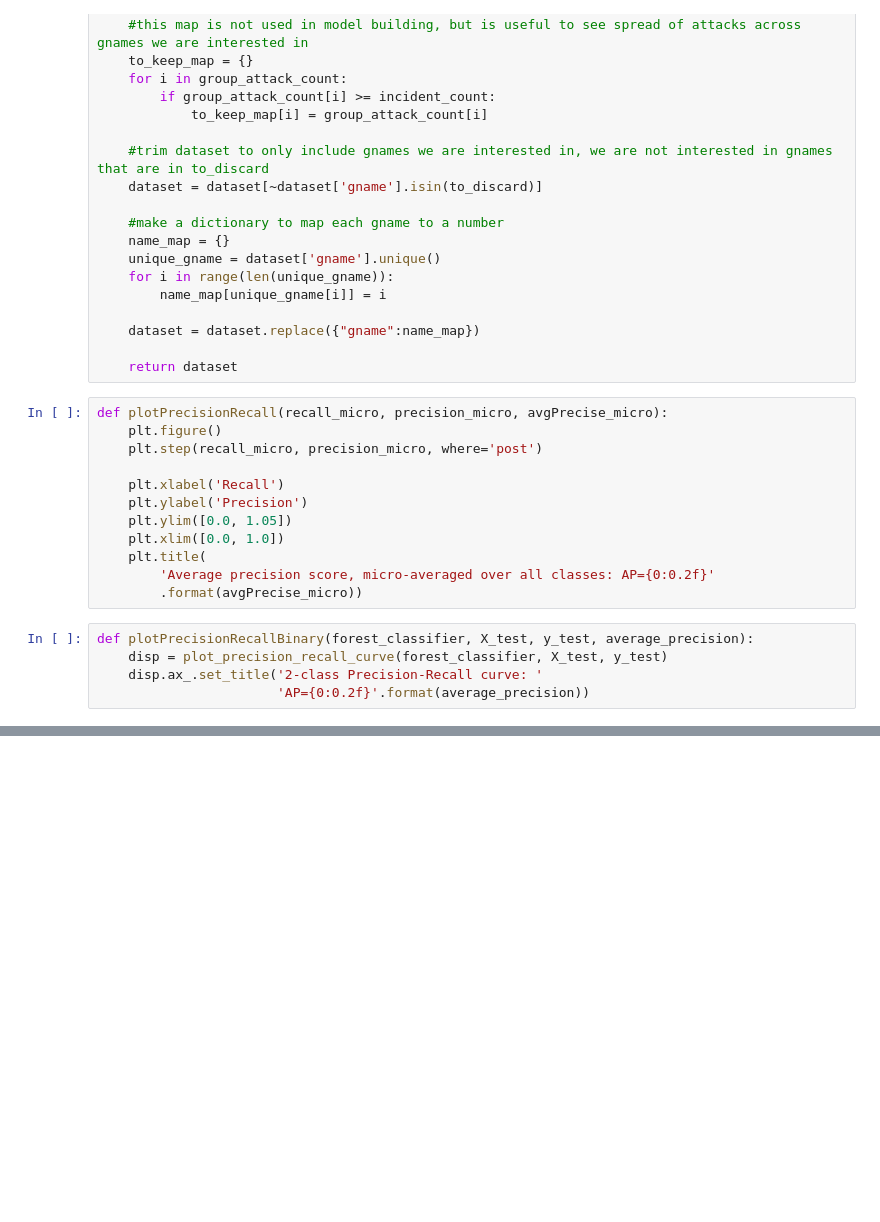
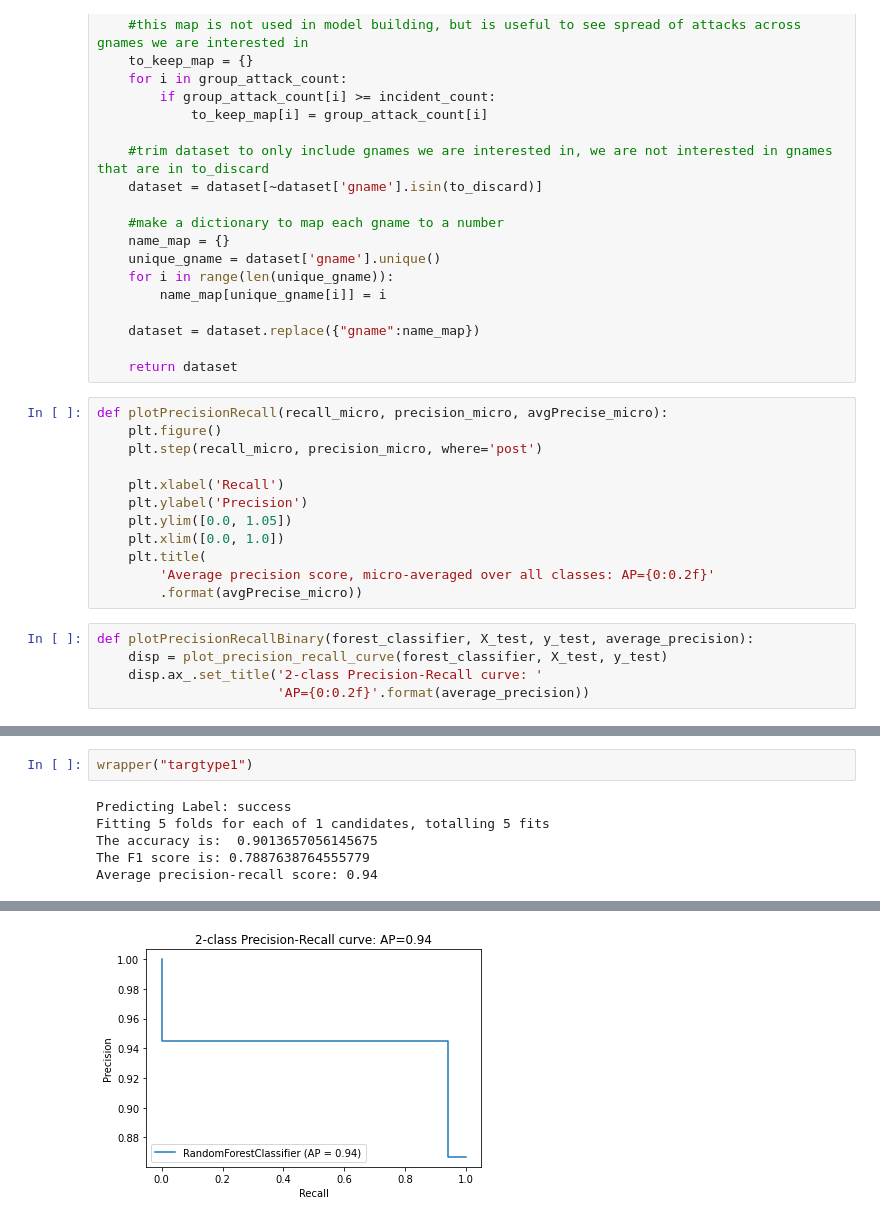
Before and after one commit to alex-hjk/CE4032-DataAnalyticsAndMining-2020, a Jupyter notebook: Modelling/GridSearchCV.ipynb, the cells around one changed output, grey strips where cells are left out. Saved outputs shown, nothing was run; the diff lists cells and outputs as text; blank space fills up the shorter version.

```diff
--- a/Modelling/GridSearchCV.ipynb
+++ b/Modelling/GridSearchCV.ipynb
@@ -161,0 +192,8 @@ KeyboardInterrupt:
+# %%
+wrapper("targtype1")
+# %% [output]
+Predicting Label: success
+Fitting 5 folds for each of 1 candidates, totalling 5 fits
+The accuracy is:  0.9013657056145675
+The F1 score is: 0.7887638764555779
+Average precision-recall score: 0.94
@@ -161,0 +202 @@ KeyboardInterrupt:
+[figure, added]
```
Also changed, not shown: parts of 7 cells of this notebook.
